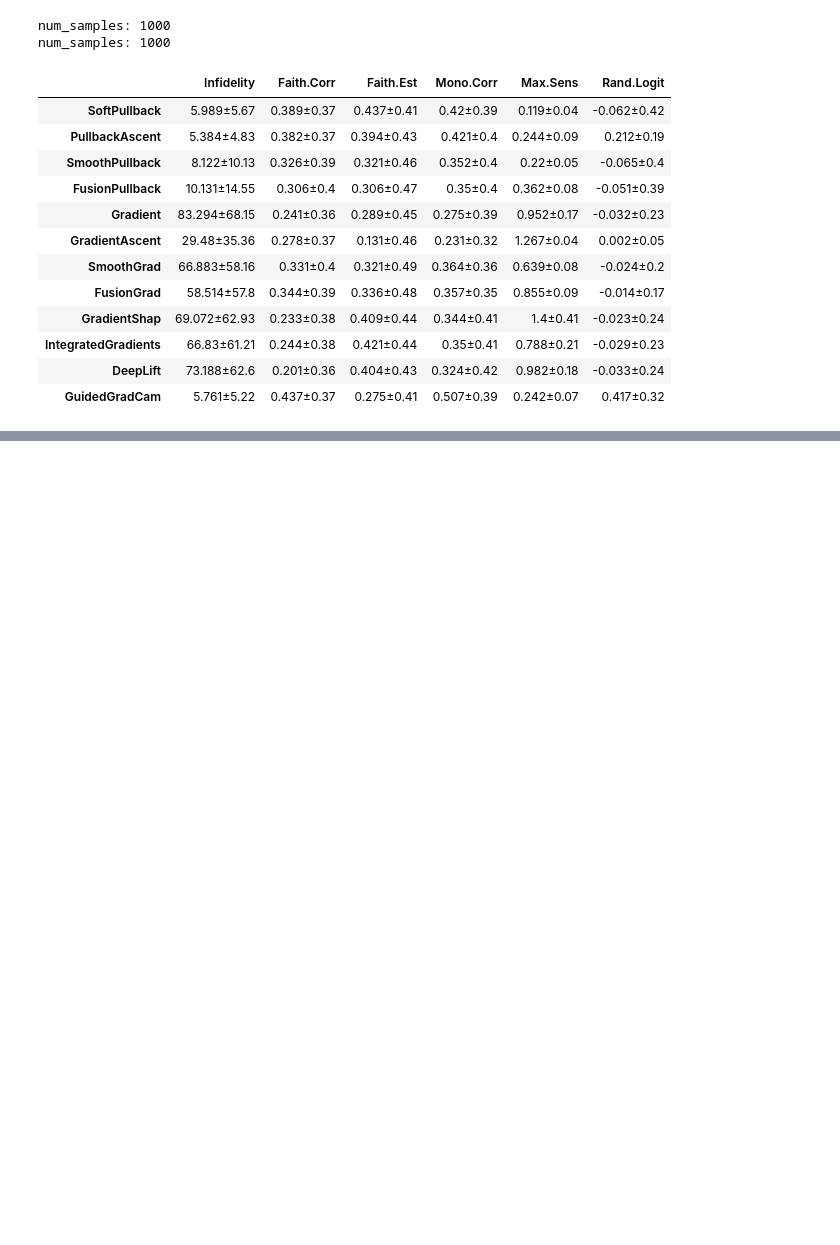
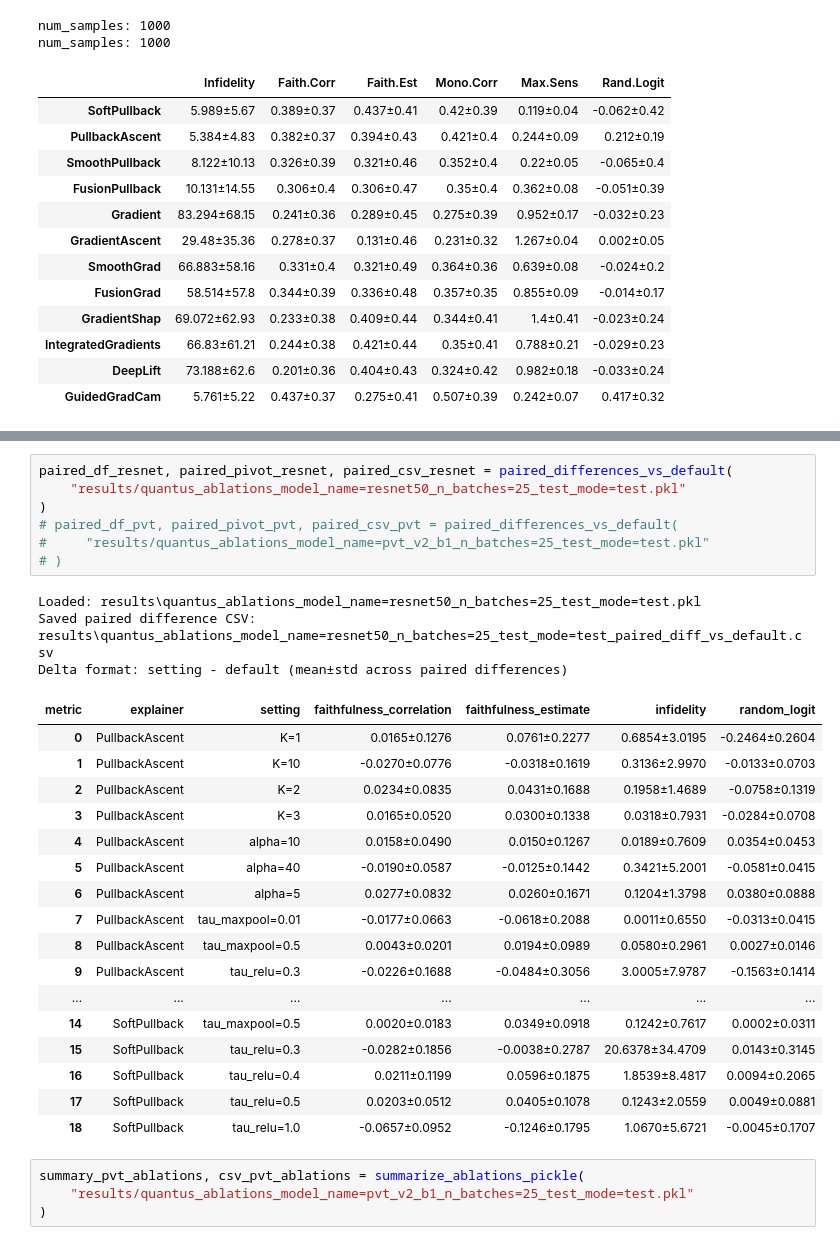
Before and after one commit to 314-Foundation/SemanticPullbacks, a Jupyter notebook: notebooks/verify_results.ipynb, the cells around one changed output, grey strips where cells are left out. Cells and saved outputs as stored; diff of their text form; blank space fills up the shorter version.

Commit message:
paired differences in ablations

```diff
--- a/notebooks/verify_results.ipynb
+++ b/notebooks/verify_results.ipynb
@@ -407,0 +394,32 @@ display(focus_summary)
+# %%
+paired_df_resnet, paired_pivot_resnet, paired_csv_resnet = paired_differences_vs_default(
+    "results/quantus_ablations_model_name=resnet50_n_batches=25_test_mode=test.pkl"
+)
+# paired_df_pvt, paired_pivot_pvt, paired_csv_pvt = paired_differences_vs_default(
+#     "results/quantus_ablations_model_name=pvt_v2_b1_n_batches=25_test_mode=test.pkl"
+# )
+# %% [output]
+Loaded: results\quantus_ablations_model_name=resnet50_n_batches=25_test_mode=test.pkl
+Saved paired difference CSV: results\quantus_ablations_model_name=resnet50_n_batches=25_test_mode=test_paired_diff_vs_default.csv
+Delta format: setting - default (mean±std across paired differences)
+| metric | explainer | setting | faithfulness_correlation | faithfulness_estimate | infidelity | random_logit |
+| 0 | PullbackAscent | K=1 | 0.0165±0.1276 | 0.0761±0.2277 | 0.6854±3.0195 | -0.2464±0.2604 |
+| 1 | PullbackAscent | K=10 | -0.0270±0.0776 | -0.0318±0.1619 | 0.3136±2.9970 | -0.0133±0.0703 |
+| 2 | PullbackAscent | K=2 | 0.0234±0.0835 | 0.0431±0.1688 | 0.1958±1.4689 | -0.0758±0.1319 |
+| 3 | PullbackAscent | K=3 | 0.0165±0.0520 | 0.0300±0.1338 | 0.0318±0.7931 | -0.0284±0.0708 |
+| 4 | PullbackAscent | alpha=10 | 0.0158±0.0490 | 0.0150±0.1267 | 0.0189±0.7609 | 0.0354±0.0453 |
+| 5 | PullbackAscent | alpha=40 | -0.0190±0.0587 | -0.0125±0.1442 | 0.3421±5.2001 | -0.0581±0.0415 |
+| 6 | PullbackAscent | alpha=5 | 0.0277±0.0832 | 0.0260±0.1671 | 0.1204±1.3798 | 0.0380±0.0888 |
+| 7 | PullbackAscent | tau_maxpool=0.01 | -0.0177±0.0663 | -0.0618±0.2088 | 0.0011±0.6550 | -0.0313±0.0415 |
+| 8 | PullbackAscent | tau_maxpool=0.5 | 0.0043±0.0201 | 0.0194±0.0989 | 0.0580±0.2961 | 0.0027±0.0146 |
+| 9 | PullbackAscent | tau_relu=0.3 | -0.0226±0.1688 | -0.0484±0.3056 | 3.0005±7.9787 | -0.1563±0.1414 |
+| ... | ... | ... | ... | ... | ... | ... |
+| 14 | SoftPullback | tau_maxpool=0.5 | 0.0020±0.0183 | 0.0349±0.0918 | 0.1242±0.7617 | 0.0002±0.0311 |
+| 15 | SoftPullback | tau_relu=0.3 | -0.0282±0.1856 | -0.0038±0.2787 | 20.6378±34.4709 | 0.0143±0.3145 |
+| 16 | SoftPullback | tau_relu=0.4 | 0.0211±0.1199 | 0.0596±0.1875 | 1.8539±8.4817 | 0.0094±0.2065 |
+| 17 | SoftPullback | tau_relu=0.5 | 0.0203±0.0512 | 0.0405±0.1078 | 0.1243±2.0559 | 0.0049±0.0881 |
+| 18 | SoftPullback | tau_relu=1.0 | -0.0657±0.0952 | -0.1246±0.1795 | 1.0670±5.6721 | -0.0045±0.1707 |
+# %%
+summary_pvt_ablations, csv_pvt_ablations = summarize_ablations_pickle(
+    "results/quantus_ablations_model_name=pvt_v2_b1_n_batches=25_test_mode=test.pkl"
+)
```
Also changed, not shown: parts of 6 cells of this notebook, 3 other files.
